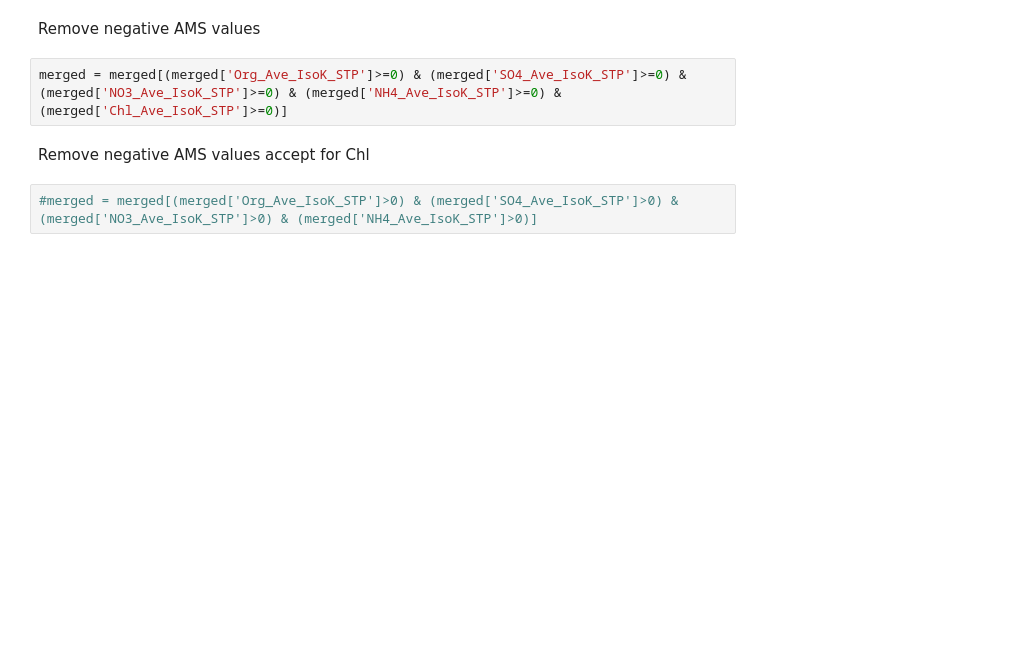
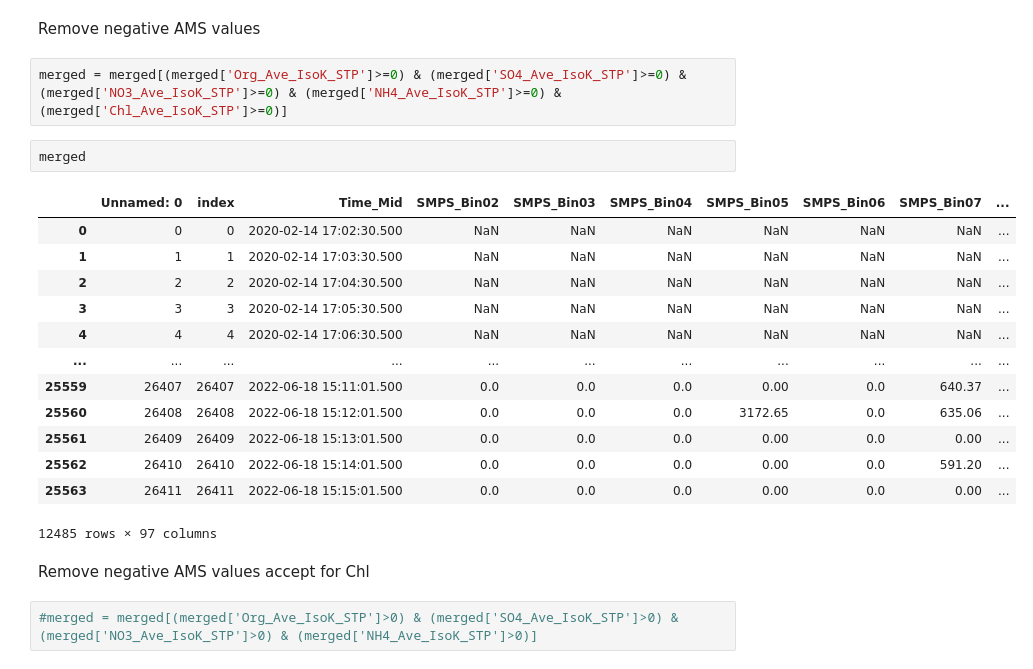
Before and after one commit to csoloff/ACTIVATE_CCN_closure, a Jupyter notebook: scripts/03_closure_calc_fit_k.ipynb, the cells around one changed output. Drawn from its saved outputs; the diff is of its cells as text; blank space fills up the shorter version.

```diff
--- a/scripts/03_closure_calc_fit_k.ipynb
+++ b/scripts/03_closure_calc_fit_k.ipynb
@@ -14,6 +14,22 @@ merged = merged[np.logical_not((merged['Ice_Flag_2DS']==1) | (merged['ED-liquid_
 Remove negative AMS values
 # %%
 merged = merged[(merged['Org_Ave_IsoK_STP']>=0) & (merged['SO4_Ave_IsoK_STP']>=0) & (merged['NO3_Ave_IsoK_STP']>=0) & (merged['NH4_Ave_IsoK_STP']>=0) & (merged['Chl_Ave_IsoK_STP']>=0)]
+# %%
+merged
+# %% [output]
+|  | Unnamed: 0 | index | Time_Mid | SMPS_Bin02 | SMPS_Bin03 | SMPS_Bin04 | SMPS_Bin05 | SMPS_Bin06 | SMPS_Bin07 | ... |
+| 0 | 0 | 0 | 2020-02-14 17:02:30.500 | NaN | NaN | NaN | NaN | NaN | NaN | ... |
+| 1 | 1 | 1 | 2020-02-14 17:03:30.500 | NaN | NaN | NaN | NaN | NaN | NaN | ... |
+| 2 | 2 | 2 | 2020-02-14 17:04:30.500 | NaN | NaN | NaN | NaN | NaN | NaN | ... |
+| 3 | 3 | 3 | 2020-02-14 17:05:30.500 | NaN | NaN | NaN | NaN | NaN | NaN | ... |
+| 4 | 4 | 4 | 2020-02-14 17:06:30.500 | NaN | NaN | NaN | NaN | NaN | NaN | ... |
+| ... | ... | ... | ... | ... | ... | ... | ... | ... | ... | ... |
+| 25559 | 26407 | 26407 | 2022-06-18 15:11:01.500 | 0.0 | 0.0 | 0.0 | 0.00 | 0.0 | 640.37 | ... |
+| 25560 | 26408 | 26408 | 2022-06-18 15:12:01.500 | 0.0 | 0.0 | 0.0 | 3172.65 | 0.0 | 635.06 | ... |
+| 25561 | 26409 | 26409 | 2022-06-18 15:13:01.500 | 0.0 | 0.0 | 0.0 | 0.00 | 0.0 | 0.00 | ... |
+| 25562 | 26410 | 26410 | 2022-06-18 15:14:01.500 | 0.0 | 0.0 | 0.0 | 0.00 | 0.0 | 591.20 | ... |
+| 25563 | 26411 | 26411 | 2022-06-18 15:15:01.500 | 0.0 | 0.0 | 0.0 | 0.00 | 0.0 | 0.00 | ... |
+12485 rows × 97 columns
 # %% [markdown]
 Remove negative AMS values accept for Chl
 # %%
```
Also changed, not shown: 3 other files.
